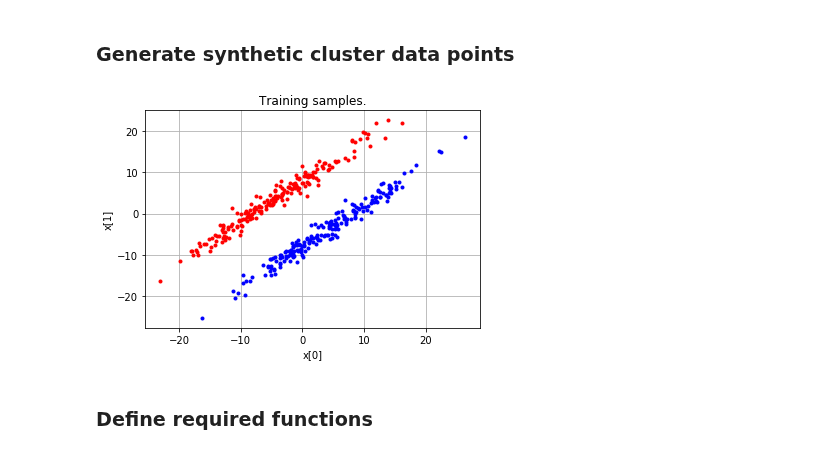
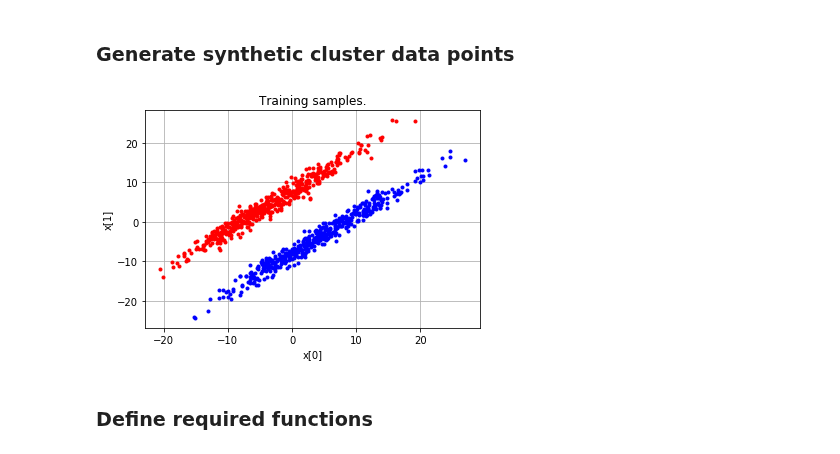
Before and after one commit to nidhin-koshy/Notebooks, a Jupyter notebook: Clustering.ipynb, the cells around one changed output. Drawn from its saved outputs; the diff is of its cells as text; code cells hidden in the pictures.

```diff
--- a/Clustering.ipynb
+++ b/Clustering.ipynb
@@ -27,8 +27,8 @@ import matplotlib.pyplot as plt
 # %%
 #generate data points for clustering
 #generate isotropic Gaussian distributed clusters
-num_x1_samples = 200 # number of samples from Class 1
-num_x2_samples = 200 # number of samples from Class 2
+num_x1_samples = 500 # number of samples from Class 1
+num_x2_samples = 500 # number of samples from Class 2
 theta_rot = (-np.pi)/4
 sigma_1 = 1
 sigma_2 = 10
@@ -39,34 +39,34 @@ comb_mat = np.matmul(rot_mat,cov_sqrt).T
 mu_1 = np.array([[4,-4]]).T # Mean of the points in Class 1
 mu_2 = np.array([[-4,4]]).T # Mean of the points in Class 2
 
 x1 = np.random.randn(num_x1_samples,2)  # Generate num_x1_samples points for Class 1, with mean of mu_1
 y1 = np.ones((num_x1_samples,1)) # Assign a label of +1 to the samples from Class 1
 x1=np.matmul(x1,comb_mat)+ mu_1.T
 
 x2 = np.random.randn(num_x2_samples,2) # Generate num_x2_samples points for Class 2, with mean of mu_2
 y2 = -1*np.ones((num_x2_samples,1)) # Assign a label of -1 to the samples from Class 2
 x2=np.matmul(x2,comb_mat)+ mu_2.T
 
 x_train = np.concatenate((x1,x2),axis=0) # The training data will be a mix of the samples from Class 1 and Class 2. Here we are stacking the rows on top of each other
 y_train = np.concatenate((y1,y2),axis=0) # Just as the sample points were concatenated, we need to concatenate the labels
 
 #Shuffle training samples. The samples we obtain in practise might be in random order.
 perm = np.random.permutation(y_train.size)
 
 x_train = x_train[perm,:]
 y_train = y_train[perm,:]
 
 
 
 plt.plot(x1[:,0],x1[:,1],'.b')
 plt.plot(x2[:,0],x2[:,1],'.r')
 plt.grid()
 plt.title("Training samples.")
 plt.xlabel("x[0]")
 plt.ylabel("x[1]")
 plt.show()
 # %% [output]
-[figure, old version]
+[figure, new version]
 # %% [markdown]
 ### Define required functions
 # %%
```
Also changed, not shown: parts of 9 cells of this notebook.
